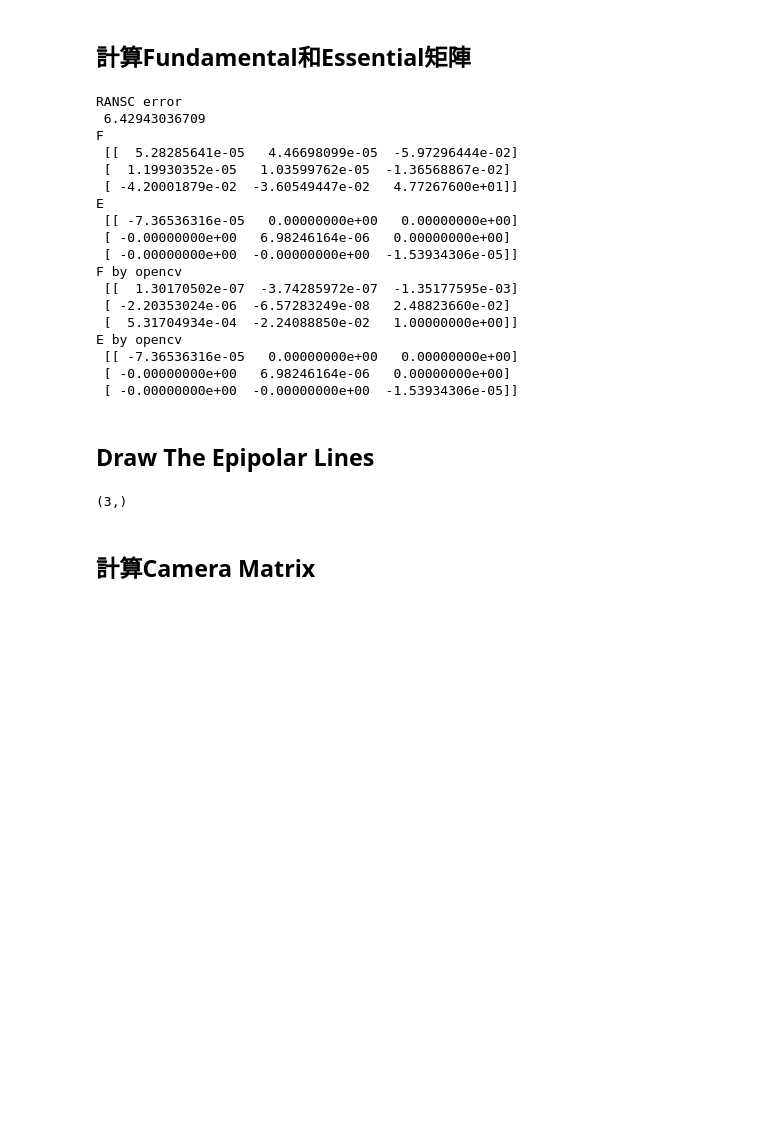
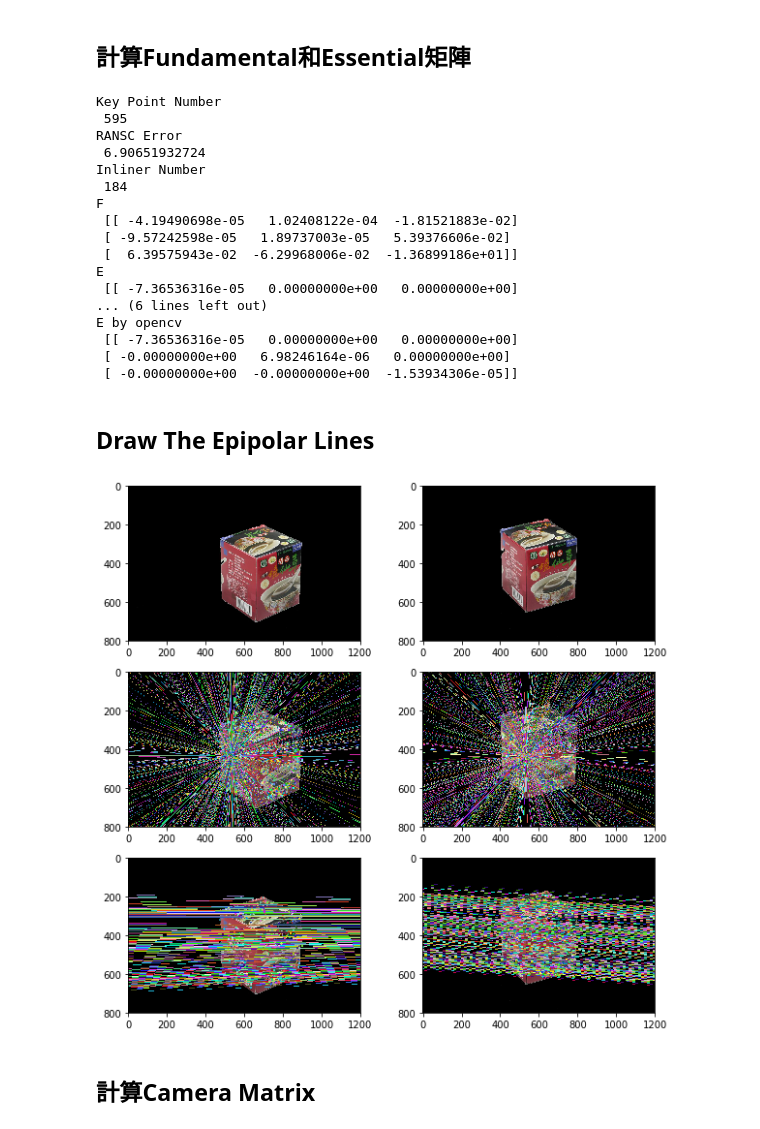
Before and after one commit to YuanSyun/CV-Structure-from-motion, a Jupyter notebook: HW4.ipynb, the cells around one changed output. Drawn from its saved outputs; the diff is of its cells as text; code cells hidden in the pictures; blank space fills up the shorter version.

Commit message:
[Debug] the fundamental matrix

```diff
--- a/HW4.ipynb
+++ b/HW4.ipynb
@@ -145,7 +145,8 @@ def find_fundamental_by_RANSAC(matchedpt_order, imgpts1, imgpts2, inliner_thresh
     '''
         ref: Multiple View Geometry 11.6
     '''
-    ransac_iteration = 100
+    print("Key Point Number\n", len(imgpts1))
+    ransac_iteration = int(len(imgpts1)/3)
     ransac_sample_number = 8
 
     best_error = 999999
@@ -160,35 +161,37 @@ def find_fundamental_by_RANSAC(matchedpt_order, imgpts1, imgpts2, inliner_thresh
             best_fundamental = f
             best_inlinernum = inlinernum
     best_essential = get_essential_mat(intrinsic_matrix1, None, best_fundamental)
-    print("RANSC error\n", best_error)
+    print("RANSC Error\n", best_error)
+    print("Inliner Number\n", best_inlinernum)
     return best_fundamental, best_essential
+
+RANSAC_INLINER_THRESHOLD = 1.25
 
 # find the fundamnetal matrix
 imgpts1, imgpts2 = hw3.get_matched_points(matched_pt_order, keypt1, keypt2)
-fundamentamat, essentialmat = find_fundamental_by_RANSAC(matched_pt_order, imgpts1, imgpts2, 1)
+fundamentamat, essentialmat = find_fundamental_by_RANSAC(matched_pt_order, imgpts1, imgpts2, RANSAC_INLINER_THRESHOLD)
 print("F\n", fundamentamat)
 print("E\n", essentialmat)
 
 # by opencv
-fundamentamat_opencv, _ = cv2.findFundamentalMat(imgpts1, imgpts2, cv2.RANSAC, 1., 0.99, None)
-essentialmat_opencv = get_essential_mat(intrinsic_matrix1, None, fundamentamat_opencv)
-print("F by opencv\n", fundamentamat_opencv)
+fundamentalmat_opencv, _ = cv2.findFundamentalMat(imgpts1, imgpts2, cv2.RANSAC, RANSAC_INLINER_THRESHOLD, 0.99, None)
+essentialmat_opencv = get_essential_mat(intrinsic_matrix1, None, fundamentalmat_opencv)
+print("F by opencv\n", fundamentalmat_opencv)
 print("E by opencv\n", essentialmat_opencv)
 # %% [output]
-RANSC error
- 6.42943036709
+Key Point Number
+ 595
+RANSC Error
+ 6.90651932724
+Inliner Number
+ 184
 F
- [[  5.28285641e-05   4.46698099e-05  -5.97296444e-02]
- [  1.19930352e-05   1.03599762e-05  -1.36568867e-02]
- [ -4.20001879e-02  -3.60549447e-02   4.77267600e+01]]
+ [[ -4.19490698e-05   1.02408122e-04  -1.81521883e-02]
+ [ -9.57242598e-05   1.89737003e-05   5.39376606e-02]
+ [  6.39575943e-02  -6.29968006e-02  -1.36899186e+01]]
 E
  [[ -7.36536316e-05   0.00000000e+00   0.00000000e+00]
- [ -0.00000000e+00   6.98246164e-06   0.00000000e+00]
- [ -0.00000000e+00  -0.00000000e+00  -1.53934306e-05]]
-F by opencv
- [[  1.30170502e-07  -3.74285972e-07  -1.35177595e-03]
- [ -2.20353024e-06  -6.57283249e-08   2.48823660e-02]
- [  5.31704934e-04  -2.24088850e-02   1.00000000e+00]]
+... (6 lines left out)
 E by opencv
  [[ -7.36536316e-05   0.00000000e+00   0.00000000e+00]
  [ -0.00000000e+00   6.98246164e-06   0.00000000e+00]
@@ -224,43 +227,42 @@ def draw_epilines(img1, img2, lines, pts1, pts2):
         x1, y1 = (w, -(aw+c)/b)
     '''
     imgA = np.copy(img1)
     imgB = np.copy(img2)
     h, w, _ = img1.shape
 
     for r,pt1, pt2 in zip(lines, pts1, pts2):
         color = tuple(np.random.randint(0, 255, 3).tolist())
         x0, y0 = (0, int(-r[2]/r[1]))
         x1, y1 = (w, int(-(r[0]*w+r[2])/r[1]))
         imgA = cv2.line(imgA, (x0, y0), (x1, y1), color, 1)
         imgA = cv2.circle(imgA, (int(pt1[0]), int(pt1[1])), 5, color, -1)
         imgB = cv2.circle(imgB, (int(pt2[0]), int(pt2[1])), 5, color, -1)
     return imgA, imgB
 
 # show image epilines
-lines1 = compute_correspond_epilines(imgpts2, 2, fundamental_matrix)
-print(lines1[0].shape)
+lines1 = compute_correspond_epilines(imgpts2, 2, fundamentamat)
 img3, _ = draw_epilines(image1, image2, lines1, imgpts1, imgpts2)
-lines2 = compute_correspond_epilines(imgpts1, 1, fundamental_matrix)
+lines2 = compute_correspond_epilines(imgpts1, 1, fundamentamat)
 img4, _ = draw_epilines(image2, image1, lines2, imgpts2, imgpts1)
 
 # by opencv
-lines3 = cv2.computeCorrespondEpilines(imgpts2, 2, fundamentamat_opencv)
+lines3 = cv2.computeCorrespondEpilines(imgpts2, 2, fundamentalmat_opencv)
 lines3 = lines3.reshape(-1,3)
 img5, _ = draw_epilines(image1, image2, lines3, imgpts1, imgpts2)
-lines4 = cv2.computeCorrespondEpilines(imgpts1, 1, fundamentamat_opencv)
+lines4 = cv2.computeCorrespondEpilines(imgpts1, 1, fundamentalmat_opencv)
 lines4 = lines4.reshape(-1,3)
 img6, _ = draw_epilines(image2, image1, lines4, imgpts2, imgpts1)
 
 plt.figure(figsize=(10,10))
 plt.subplot(321), plt.imshow(image1)
 plt.subplot(322), plt.imshow(image2)
-plt.subplot(323), plt.imshow(img4)
-plt.subplot(324), plt.imshow(img3)
-plt.subplot(325),plt.imshow(img6)
-plt.subplot(326),plt.imshow(img5)
+plt.subplot(323), plt.imshow(img3)
+plt.subplot(324), plt.imshow(img4)
+plt.subplot(325),plt.imshow(img5)
+plt.subplot(326),plt.imshow(img6)
 plt.show()
 # %% [output]
-(3,)
+[figure, added]
 # %% [markdown]
 ## 計算Camera Matrix
 # %%
```
Also changed, not shown: parts of 2 cells of this notebook.
